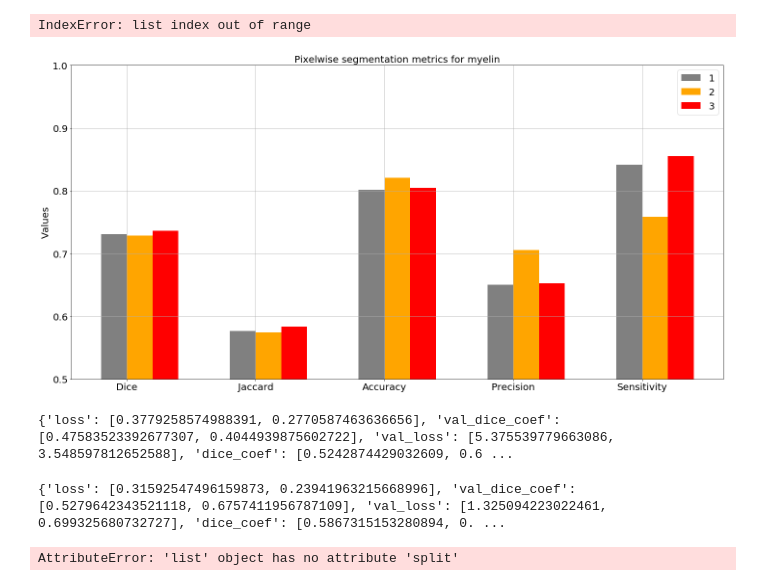
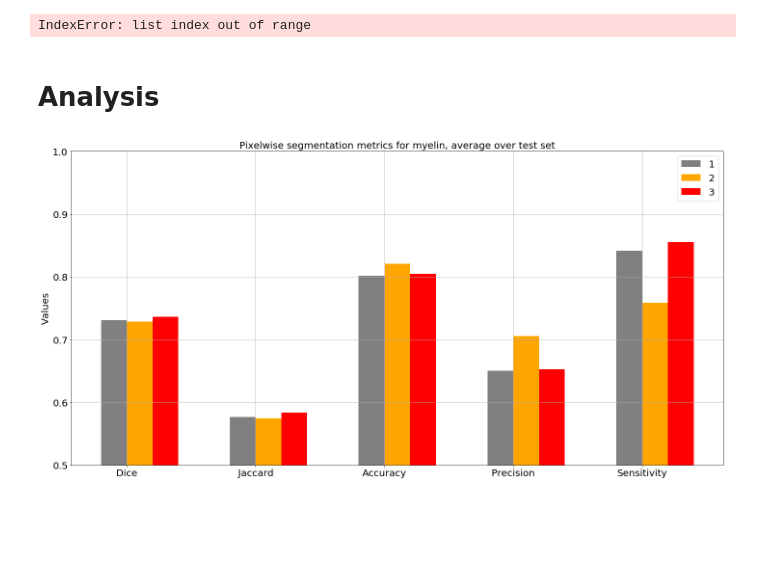
Before and after one commit to neuropoly/deep-active-learning, a Jupyter notebook: ceal/active_learning_27_09.ipynb, the cells around one changed output. Drawn from its saved outputs; the diff is of its cells as text; code cells hidden in the pictures; blank space fills up the shorter version.

```diff
--- a/ceal/active_learning_27_09.ipynb
+++ b/ceal/active_learning_27_09.ipynb
@@ -487,7 +414,7 @@ def scores(model, X_test, y_test, score_global ):
 
     for i in range(len(X_test)):
         sample = X_test[i].reshape([1, 1, img_rows, img_cols])
-        sample_prediction = cv2.threshold(predictions[i], 0.4, 1, cv2.THRESH_BINARY)[1].astype('uint8')
+        sample_prediction = cv2.threshold(predictions[i], 0.6, 1, cv2.THRESH_BINARY)[1].astype('uint8')
         dice[i] = compute_dice_coef(y_test[i][0], sample_prediction)
         jaccard[i] = jaccard_score(sample_prediction, y_test[i][0, :, :])
         accuracy[i] = pixel_wise_accuracy(sample_prediction, y_test[i][0, :, :])
@@ -516,12 +443,12 @@ def uncertainty_for_ranking(model, X_test):
     predictions = predict(X_test, model)
     for i in range(len(X_test)):
         sample = X_test[i].reshape([1, 1, img_rows, img_cols])
-        sample_prediction = cv2.threshold(predictions[i], 0.4, 1, cv2.THRESH_BINARY)[1].astype('uint8')
+        sample_prediction = cv2.threshold(predictions[i], 0.6, 1, cv2.THRESH_BINARY)[1].astype('uint8')
         uncertain_unlabelled[i] = compute_uncertain(sample, sample_prediction, model)
         uncertain_map_i = compute_uncertain_map(sample, sample_prediction, model)
         uncertain_map.append(uncertain_map_i)
     uncertain_map_array = np.asarray(uncertain_map)
-    return uncertain_unlabelled, uncertain_map
+    return uncertain_unlabelled, uncertain_map, predictions
 # %%
 data_path = '../data/'
 param_path = '../params/'
@@ -591,7 +517,7 @@ print("------------DATA LOADING DONE---------")
 
 # START ACTIVE LEARNING ITERATION
 for i in range(4):
-    model_path = model_paths[i]    # save trained model after each training
+    model_path = "./models/AL_model_" + str(i) + ".hdf5"     # save trained model after each training
     print("------------Starting AL Iteration:", i, '----------')
     if i == 0: #initialization
         X_labelled = X_labelled_0
@@ -658,7 +584,7 @@ for i in range(4):
 
     print("------------Starting ranking -----------")
     # compute predictions / uncertainty for ranking
-    uncertain_unlabelled, uncertain_map = uncertainty_for_ranking(model, X_unlabelled)
+    uncertain_unlabelled, uncertain_map, _ = uncertainty_for_ranking(model, X_unlabelled)
 
     print("------------Computing scores on test set -----------")
     # score computation on X_test
@@ -682,32 +608,30 @@ Computing predictions ...
 (18, 512, 512)
 Done computing predictions
 IndexError: list index out of range
+# %% [markdown]
+# Analysis
 # %%
 n_groups = 5
 width=0.2
 fig, ax = plt.subplots(figsize = (20, 10))
 index = np.arange(n_groups)
 
 for i in np.arange(1, 4, 1):
     plot = np.arange(-0.3, 1.6, width)
     color = "C" + str(i)
     color = ['black','grey', 'orange', 'red']
     rects1 = plt.bar(index + plot[i], score_global[i], width=width, color=color[i],label=i)
 
 
 plt.ylabel('Values',fontsize=20)
-plt.title('Pixelwise segmentation metrics for myelin',fontsize=20)
+plt.title('Pixelwise segmentation metrics for myelin, average over test set',fontsize=20)
 plt.xticks(index, ('Dice', 'Jaccard', 'Accuracy', 'Precision', 'Sensitivity'),fontsize=20)
 plt.yticks(fontsize=20)
 plt.legend(loc='best',fontsize=20)
 plt.grid(True)
 plt.ylim(0.5, 1)
 
 plt.tight_layout()
 plt.show()
 # %% [output]
-[figure, old version]
+[figure, new version]
-# %%
-print((history.history))
-# %% [output]
-{'loss': [0.3779258574988391, 0.2770587463636656], 'val_dice_coef': [0.47583523392677307, 0.4044939875602722], 'val_loss': [5.375539779663086, 3.548597812652588], 'dice_coef': [0.5242874429032609, 0.6 ...
@@ -718,8 +637,0 @@ txt_file = open('/home/malub_local/history/history_iter_0_0925_1449_09.txt','r')
-# %%
-
-txt_file = open('/home/malub_local/history/history_iter_0_0925_1449_09.txt','r')
-print(txt_file.read())
-print txt_file.readlines().split(':')
-# %% [output]
-{'loss': [0.31592547496159873, 0.23941963215668996], 'val_dice_coef': [0.5279642343521118, 0.6757411956787109], 'val_loss': [1.325094223022461, 0.699325680732727], 'dice_coef': [0.5867315153280894, 0. ...
-AttributeError: 'list' object has no attribute 'split'
```
Also changed, not shown: parts of 16 cells of this notebook.
